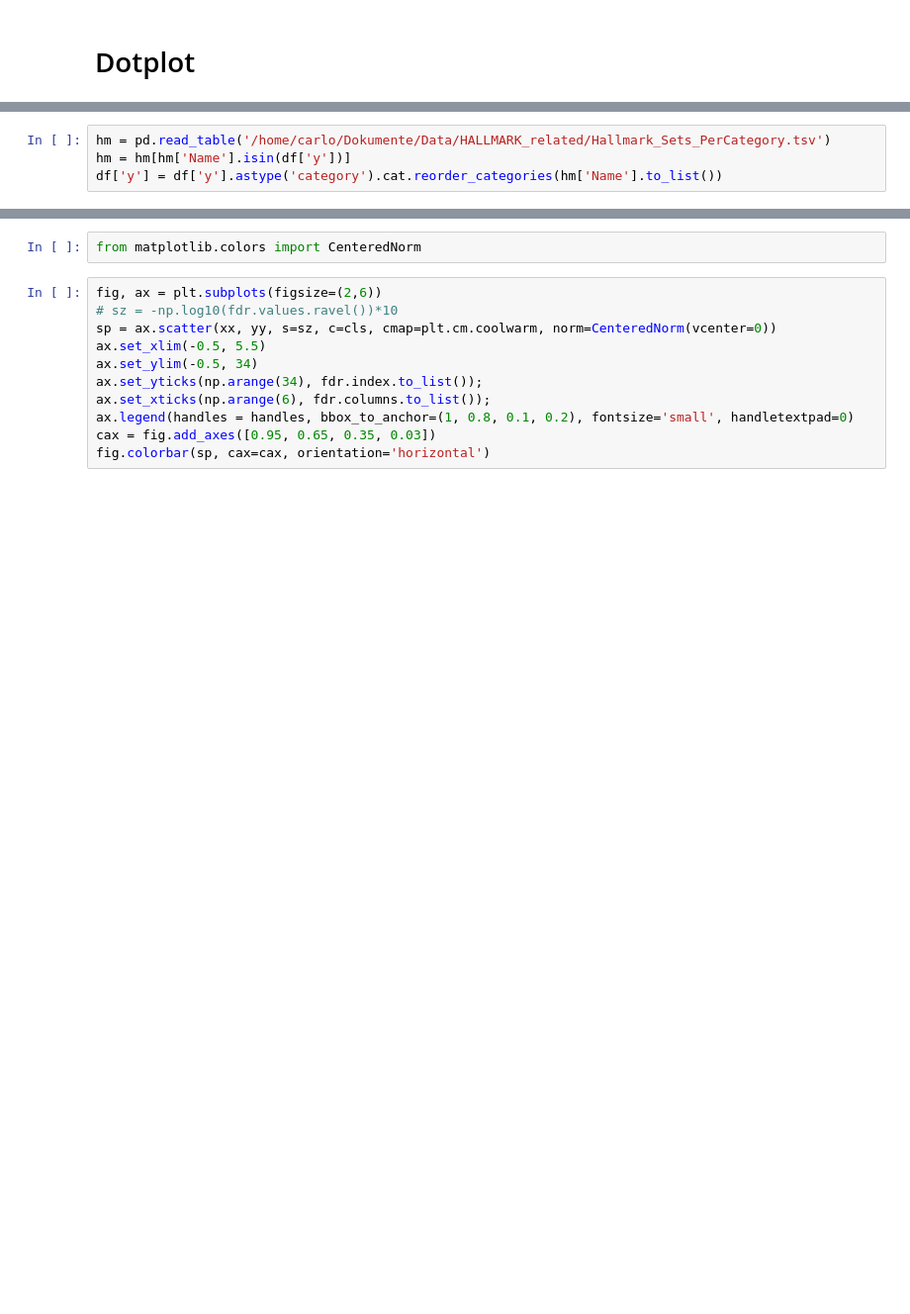
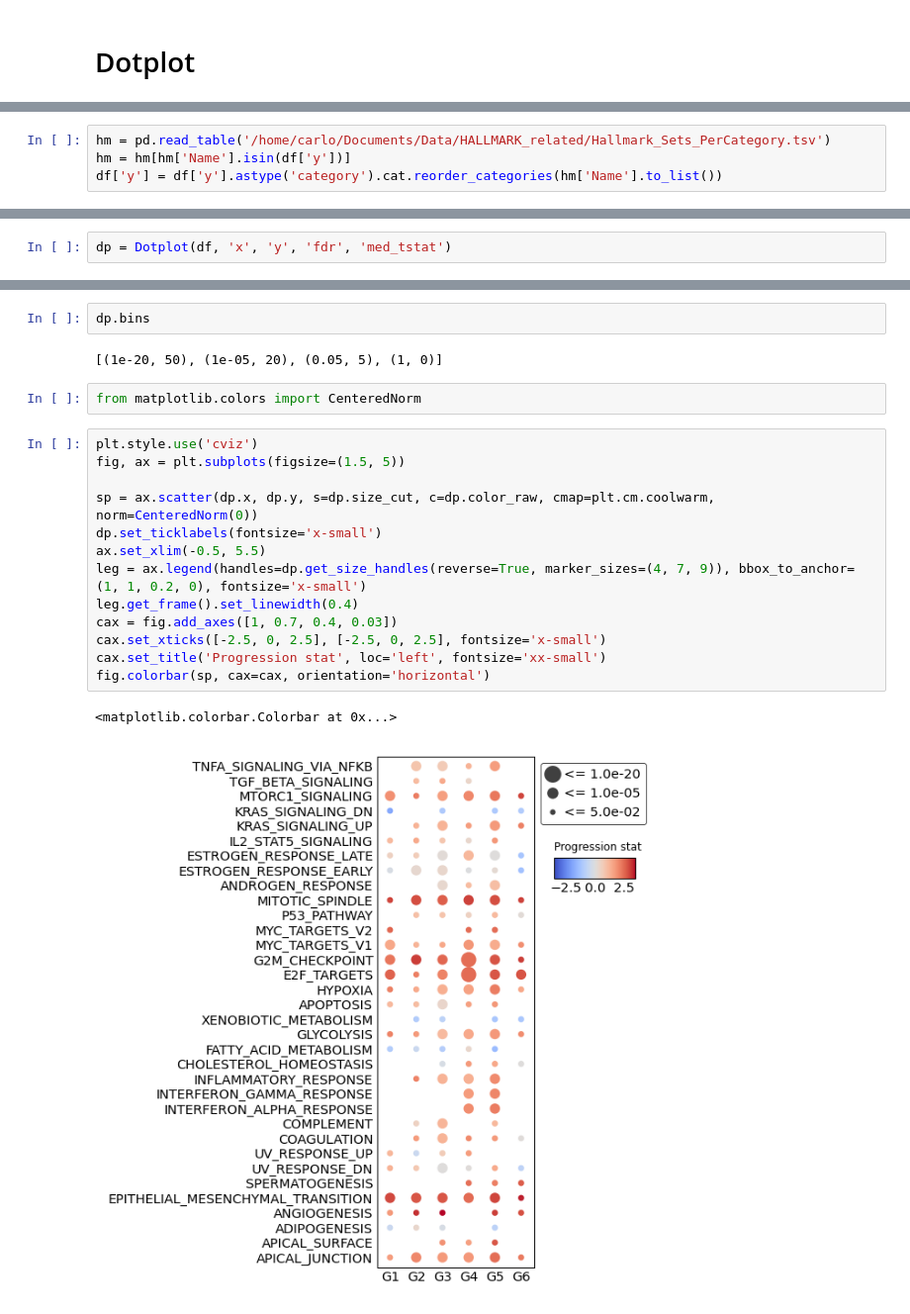
Before and after one commit to fossbert/Python_Packages, a Jupyter notebook: Dev_cbviz.ipynb, the cells around one changed output, grey strips where cells are left out. Shown: that part at 99% size. Drawn from its saved outputs; the diff is of its cells as text; blank space fills up the shorter version.

Commit message:
Dotplot v0.1.0 ready

```diff
--- a/Dev_cbviz.ipynb
+++ b/Dev_cbviz.ipynb
@@ -240,4 +242,4 @@ Index(['x', 'y', 'fdr', 'med_tstat'], dtype='object')
 # %%
-hm = pd.read_table('/home/carlo/Dokumente/Data/HALLMARK_related/Hallmark_Sets_PerCategory.tsv')
+hm = pd.read_table('/home/carlo/Documents/Data/HALLMARK_related/Hallmark_Sets_PerCategory.tsv')
 hm = hm[hm['Name'].isin(df['y'])]
 df['y'] = df['y'].astype('category').cat.reorder_categories(hm['Name'].to_list())
@@ -326,0 +282,2 @@ handles = [Line2D([0], [0], marker='o', color='w', markerfacecolor='k', markersi
+# %%
+dp = Dotplot(df, 'x', 'y', 'fdr', 'med_tstat')
@@ -327,13 +292,22 @@ handles = [Line2D([0], [0], marker='o', color='w', markerfacecolor='k', markersi
+# %%
+dp.bins
+# %% [output]
+[(1e-20, 50), (1e-05, 20), (0.05, 5), (1, 0)]
 # %%
 from matplotlib.colors import CenteredNorm
 # %%
-fig, ax = plt.subplots(figsize=(2,6))
-# sz = -np.log10(fdr.values.ravel())*10
-sp = ax.scatter(xx, yy, s=sz, c=cls, cmap=plt.cm.coolwarm, norm=CenteredNorm(vcenter=0))
+plt.style.use('cviz')
+fig, ax = plt.subplots(figsize=(1.5, 5))
+
+sp = ax.scatter(dp.x, dp.y, s=dp.size_cut, c=dp.color_raw, cmap=plt.cm.coolwarm, norm=CenteredNorm(0))
+dp.set_ticklabels(fontsize='x-small')
 ax.set_xlim(-0.5, 5.5)
-ax.set_ylim(-0.5, 34)
-ax.set_yticks(np.arange(34), fdr.index.to_list());
-ax.set_xticks(np.arange(6), fdr.columns.to_list());
-ax.legend(handles = handles, bbox_to_anchor=(1, 0.8, 0.1, 0.2), fontsize='small', handletextpad=0)
-cax = fig.add_axes([0.95, 0.65, 0.35, 0.03])
+leg = ax.legend(handles=dp.get_size_handles(reverse=True, marker_sizes=(4, 7, 9)), bbox_to_anchor=(1, 1, 0.2, 0), fontsize='x-small')
+leg.get_frame().set_linewidth(0.4)
+cax = fig.add_axes([1, 0.7, 0.4, 0.03])
+cax.set_xticks([-2.5, 0, 2.5], [-2.5, 0, 2.5], fontsize='x-small')
+cax.set_title('Progression stat', loc='left', fontsize='xx-small')
 fig.colorbar(sp, cax=cax, orientation='horizontal')
+# %% [output]
+<matplotlib.colorbar.Colorbar at 0x...>
+[figure, added]
```
Also changed, not shown: parts of 23 cells of this notebook, 2 other files.
